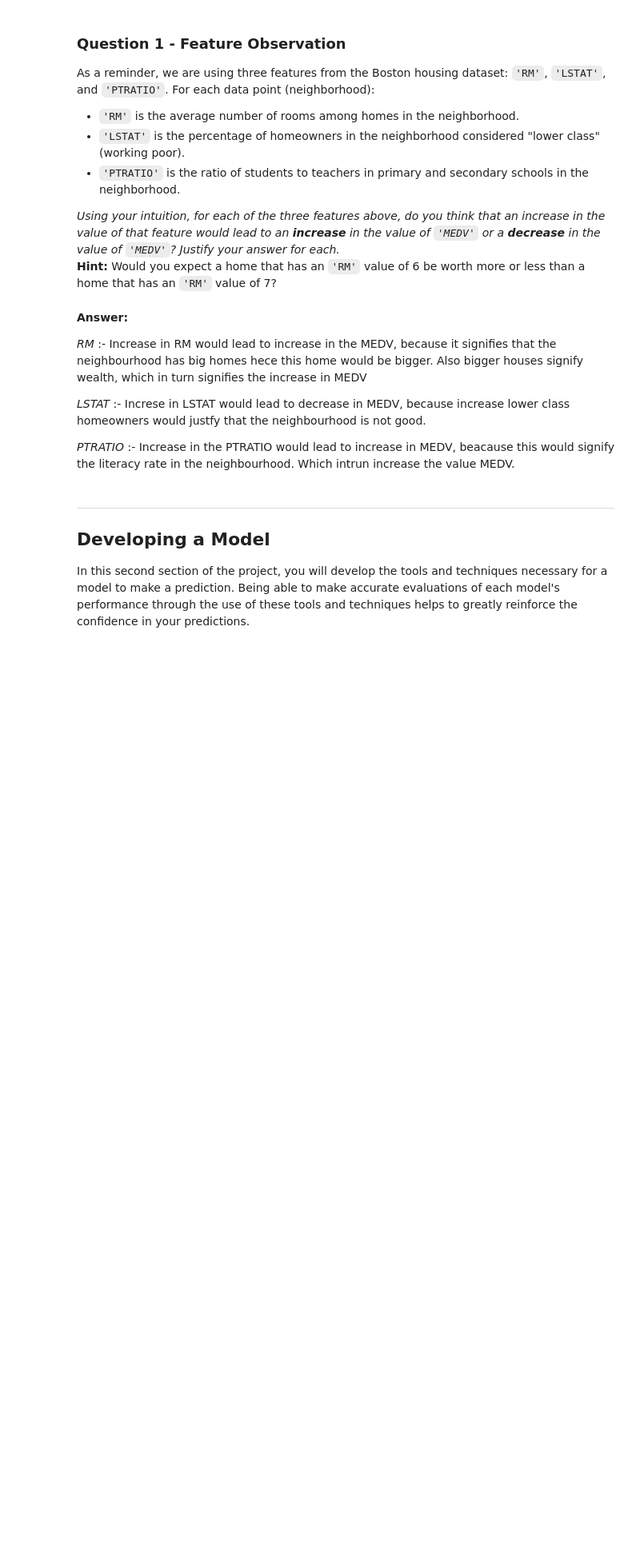
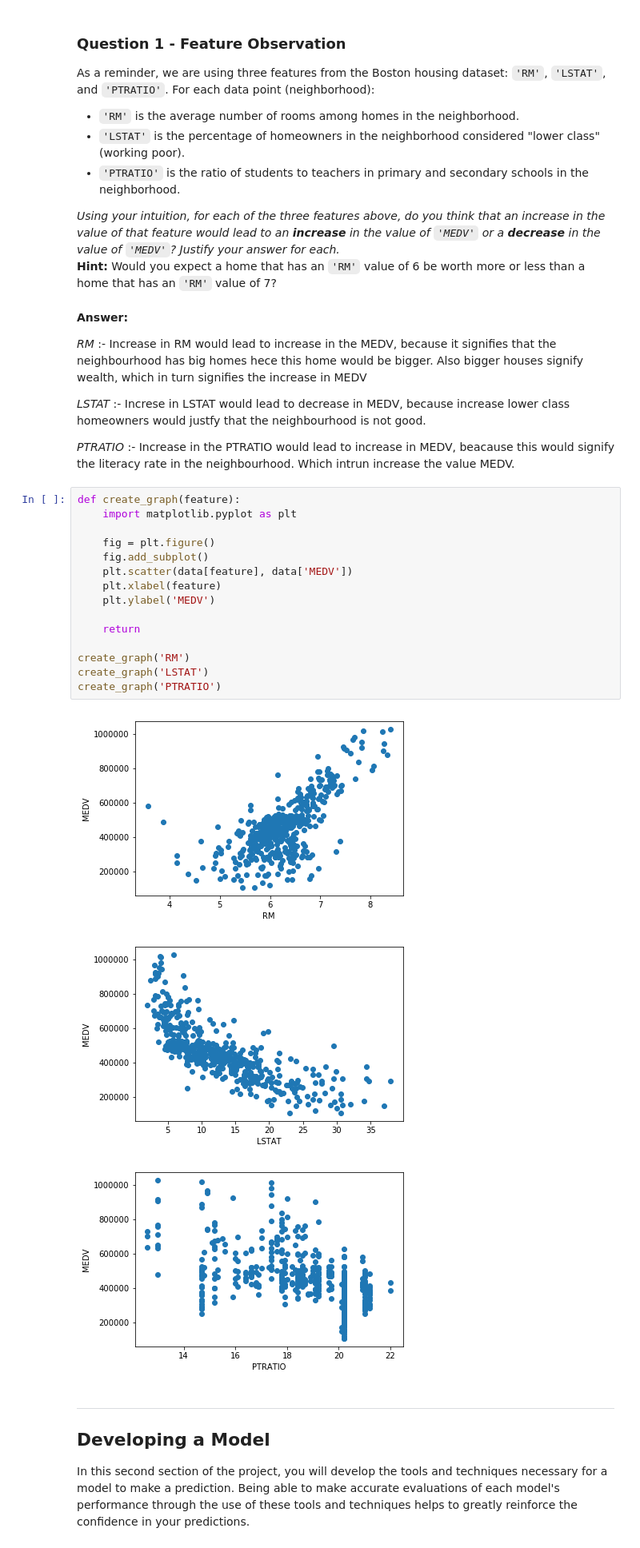
Before and after one commit to zaidhoona/mlnd-boston-housing, a Jupyter notebook: boston_housing.ipynb, the cells around one changed output. Shown at 80% size. Drawn from its saved outputs; the diff is of its cells as text; blank space fills up the shorter version.

```diff
--- a/boston_housing.ipynb
+++ b/boston_housing.ipynb
@@ -102,6 +102,25 @@ _Using your intuition, for each of the three features above, do you think that a
 
 
 *PTRATIO* :- Increase in the PTRATIO would lead to increase in MEDV, beacause this would signify the literacy rate in the neighbourhood. Which intrun increase the value MEDV.
+# %%
+def create_graph(feature):
+    import matplotlib.pyplot as plt
+
+    fig = plt.figure()
+    fig.add_subplot()
+    plt.scatter(data[feature], data['MEDV'])
+    plt.xlabel(feature)
+    plt.ylabel('MEDV')
+
+    return
+
+create_graph('RM')
+create_graph('LSTAT')
+create_graph('PTRATIO')
+# %% [output]
+[figure, added]
+[figure, added]
+[figure, added]
 # %% [markdown]
 ----
 
```
Also changed, not shown: parts of 8 cells of this notebook.
